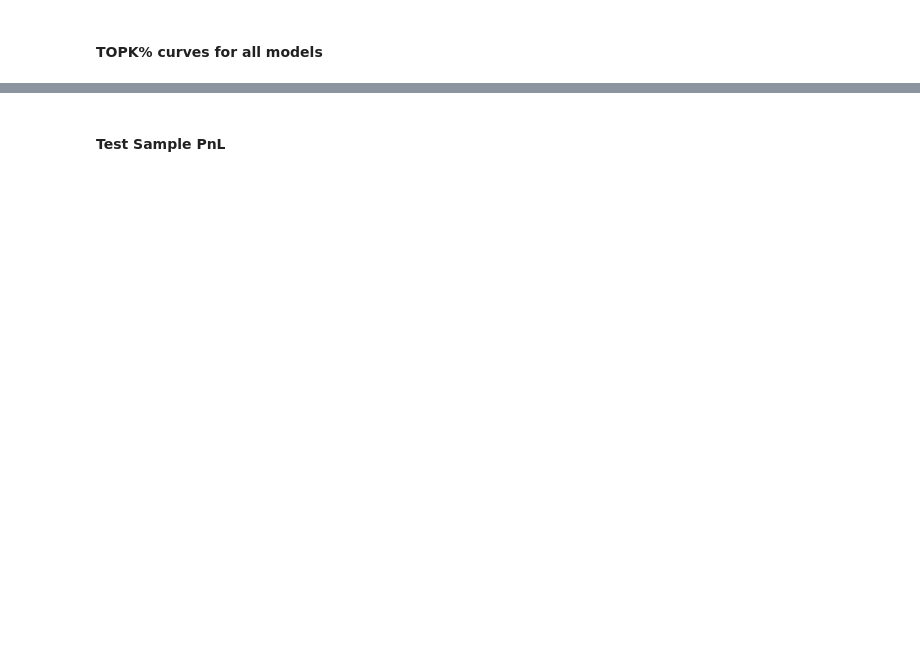
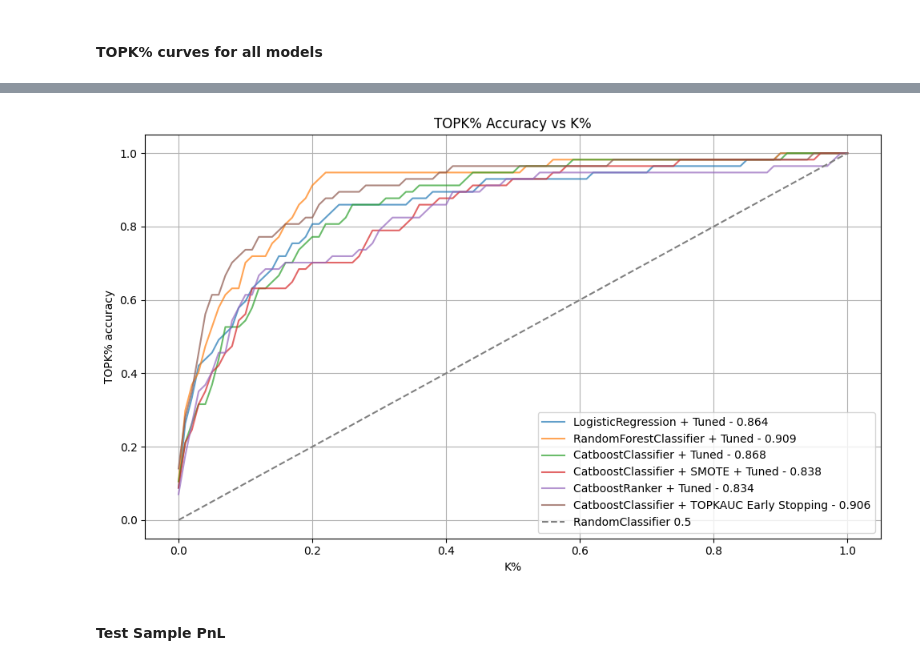
Before and after one commit to B0R0koko/pump-and-dump-prediction, a Jupyter notebook: src/analysis/research_notebook.ipynb, the cells around one changed output, grey strips where cells are left out. Cells and saved outputs as stored; diff of their text form; code cells hidden in the pictures; blank space fills up the shorter version.

```diff
--- a/src/analysis/research_notebook.ipynb
+++ b/src/analysis/research_notebook.ipynb
@@ -697,16 +807,18 @@ df_topkp
 # %%
-legends = [f"{experiment.experiment_name} - {round(score, 3)}" for experiment, score in zip(experiments, auc_scores)]
+legends = [f"{experiment.experiment_name} - {round(score, 3)}" for experiment, score in zip(experiments, auc_scores) if experiment.experiment_name in cols]
 X = np.arange(0, 1.01, 0.01)
 # %%
-df_topkp.plot(figsize=(10, 6), alpha=0.7)
+df_topkp[cols].plot(figsize=(10, 6), alpha=0.7)
 plt.plot(X, X, linestyle="--", color="grey", label="RandomClassifier")
 plt.legend(legends + ["RandomClassifier 0.5"])
 plt.xlabel("K%")
 plt.ylabel("TOPK% accuracy")
 plt.title("TOPK% Accuracy vs K%")
 plt.grid()
 plt.tight_layout()
-plt.savefig("topkp_auc_test.png")
+plt.savefig("images/topkp_auc_test.png")
+# %% [output]
+[figure, added]
 # %% [markdown]
 <h4>Test Sample PnL</h4>
 # %%
```
Also changed, not shown: parts of 28 cells of this notebook, 7 other files.
